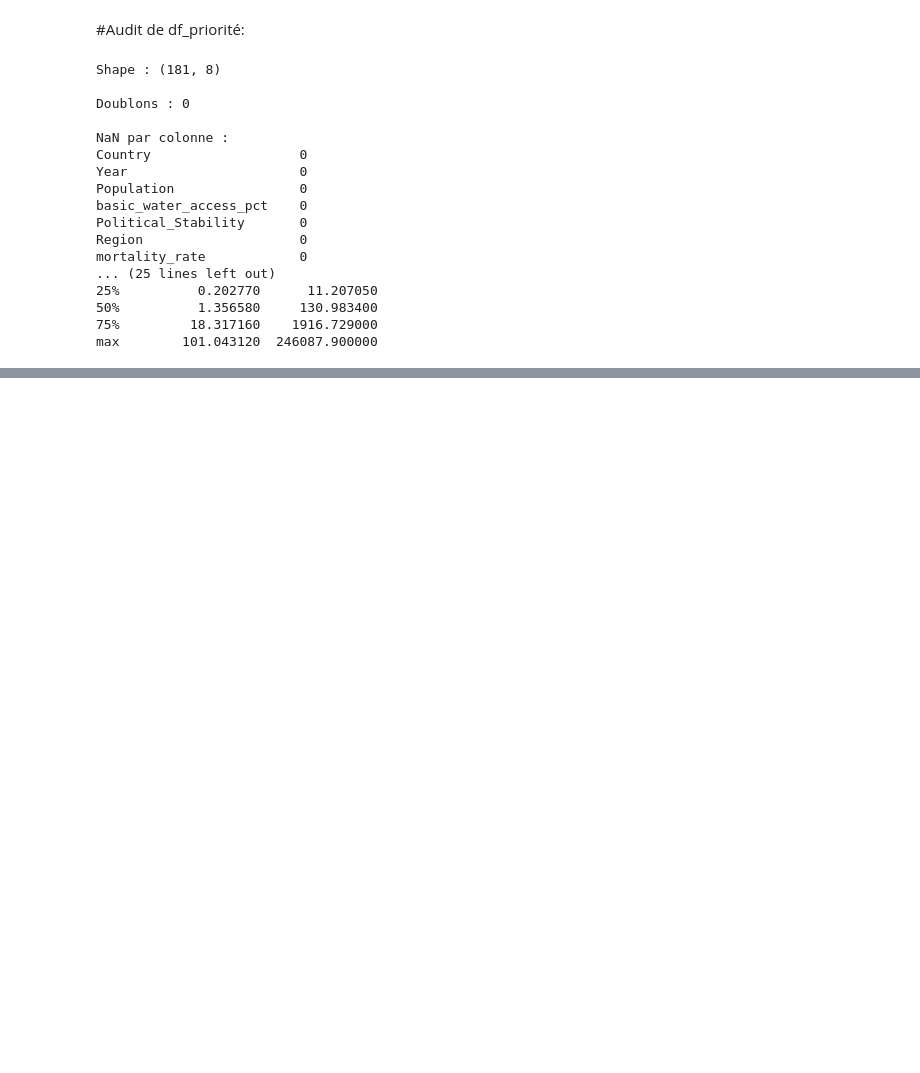
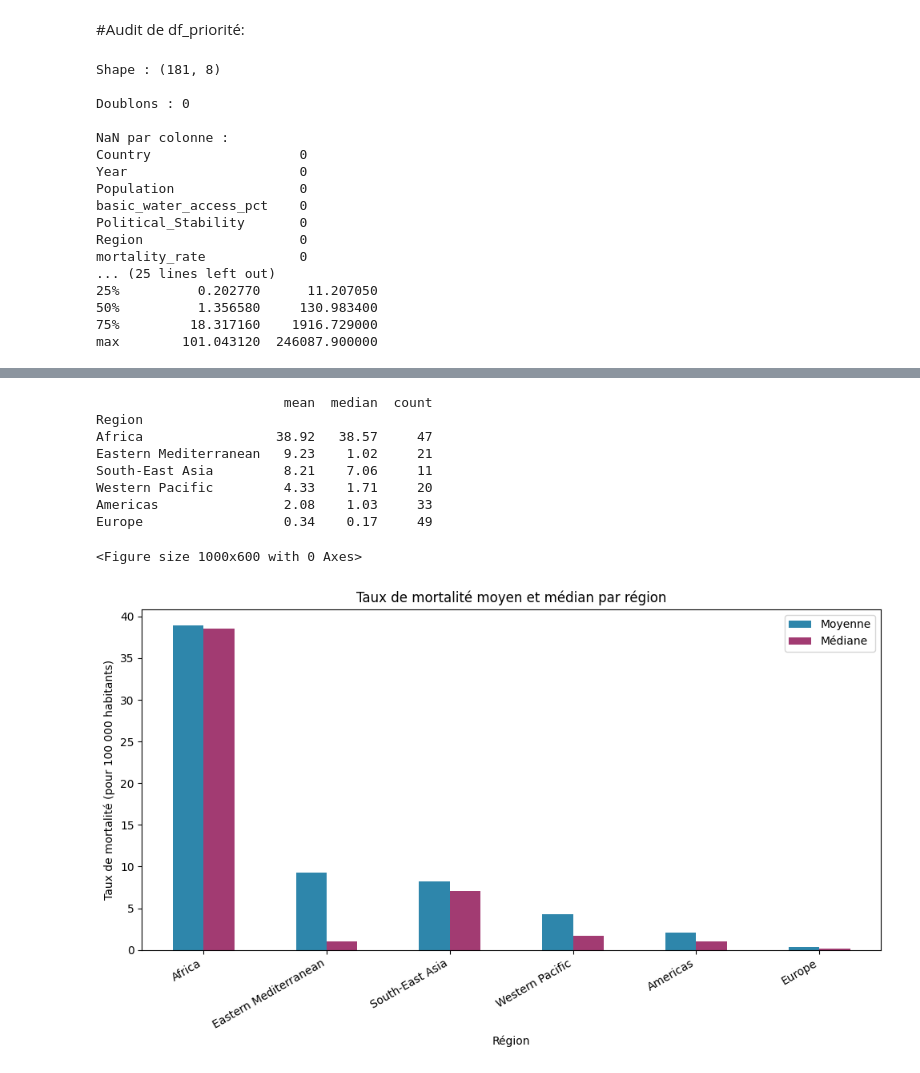
Before and after one commit to meganelarocca-maker/certification-blanche-data-analyst, a Jupyter notebook: notebooks/Megane_La_Rocca_Business_Case.ipynb, the cells around one changed output, grey strips where cells are left out. Cells and saved outputs as stored; diff of their text form; code cells hidden in the pictures; blank space fills up the shorter version.

```diff
--- a/notebooks/Megane_La_Rocca_Business_Case.ipynb
+++ b/notebooks/Megane_La_Rocca_Business_Case.ipynb
@@ -533,0 +606,27 @@ Dataset propre, cohérent, et suffisamment contrasté pour construire un score d
+# %%
+# Je calcule les stats par région
+stats_region = df_priorite.groupby('Region')['mortality_rate'].agg(['mean', 'median', 'count']).sort_values('mean', ascending=False)
+stats_region = stats_region.round(2)
+print(stats_region)
+
+# Je visualise la moyenne et médiane en barplot
+plt.figure(figsize=(10, 6))
+stats_region[['mean', 'median']].plot(kind='bar', figsize=(10, 6), color=['#2E86AB', '#A23B72'])
+plt.title("Taux de mortalité moyen et médian par région")
+plt.xlabel("Région")
+plt.ylabel("Taux de mortalité (pour 100 000 habitants)")
+plt.xticks(rotation=30, ha='right')
+plt.legend(['Moyenne', 'Médiane'])
+plt.tight_layout()
+plt.show()
+# %% [output]
+                        mean  median  count
+Region
+Africa                 38.92   38.57     47
+Eastern Mediterranean   9.23    1.02     21
+South-East Asia         8.21    7.06     11
+Western Pacific         4.33    1.71     20
+Americas                2.08    1.03     33
+Europe                  0.34    0.17     49
+<Figure size 1000x600 with 0 Axes>
+[figure, added]
```
Also changed, not shown: parts of 21 cells of this notebook.
